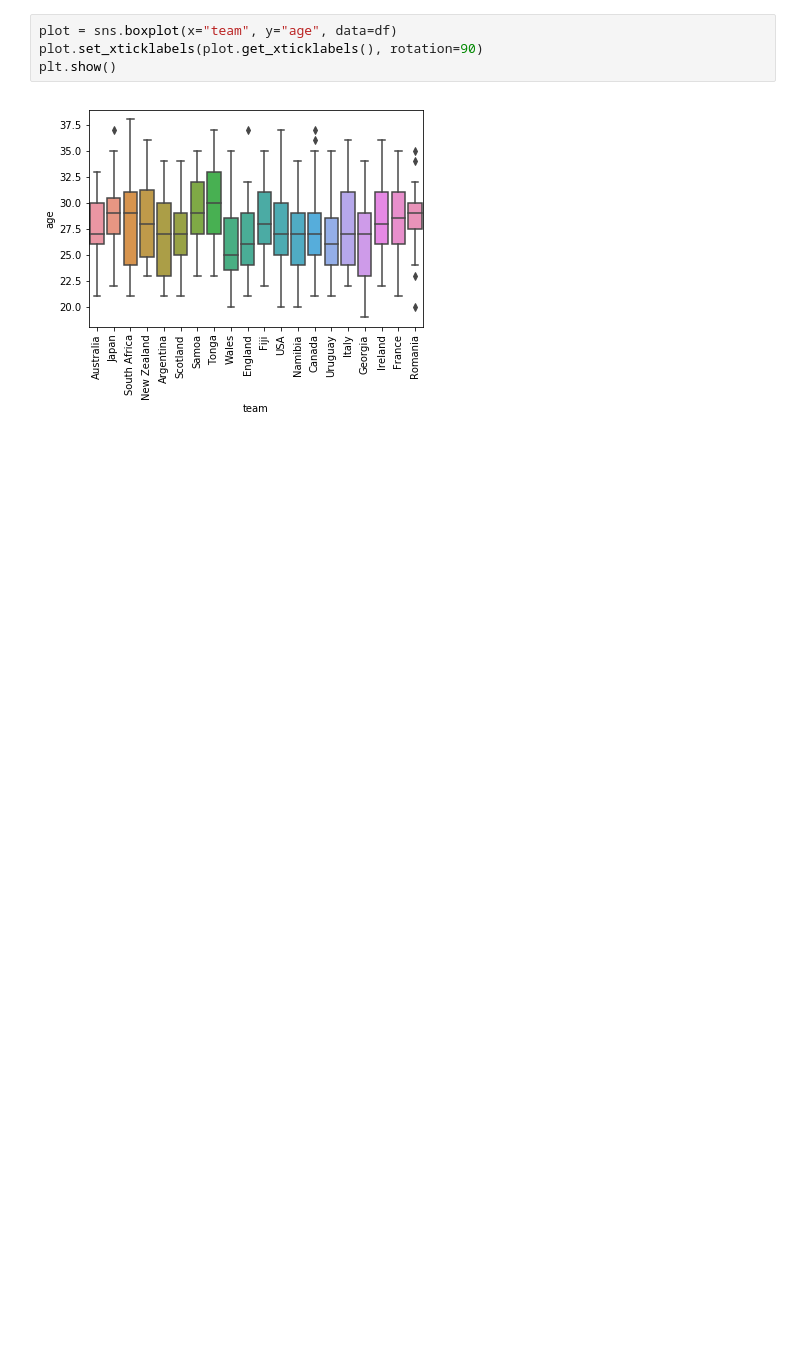
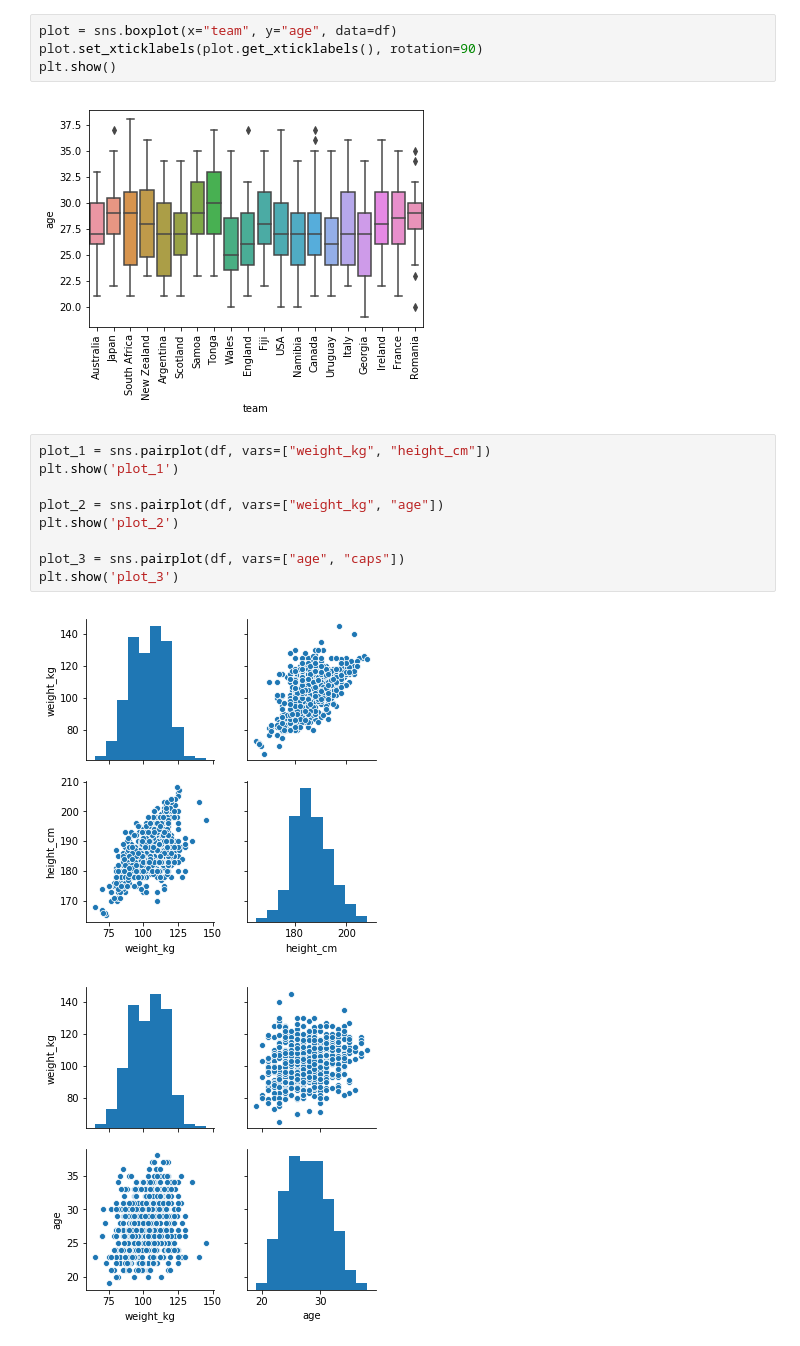
Before and after one commit to rossdavidhunter/Programming_Data_Analysis_Project, a Jupyter notebook: simulation.ipynb, the cells around one changed output. Drawn from its saved outputs; the diff is of its cells as text; blank space fills up the shorter version.

Commit message:
add of extra plots

```diff
--- a/simulation.ipynb
+++ b/simulation.ipynb
@@ -92,3 +93,15 @@ plot.set_xticklabels(plot.get_xticklabels(), rotation=90)
 plt.show()
 # %% [output]
 [figure]
+# %%
+plot_1 = sns.pairplot(df, vars=["weight_kg", "height_cm"])
+plt.show('plot_1')
+
+plot_2 = sns.pairplot(df, vars=["weight_kg", "age"])
+plt.show('plot_2')
+
+plot_3 = sns.pairplot(df, vars=["age", "caps"])
+plt.show('plot_3')
+# %% [output]
+[figure, added]
+[figure, added]
```
Also changed, not shown: parts of 3 cells of this notebook.
